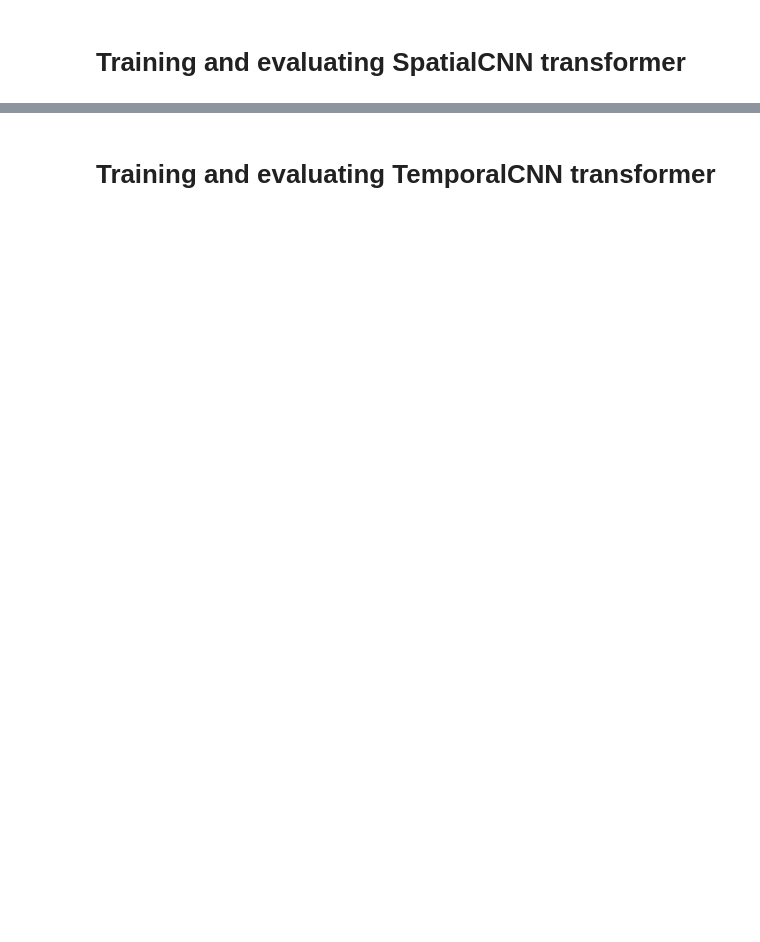
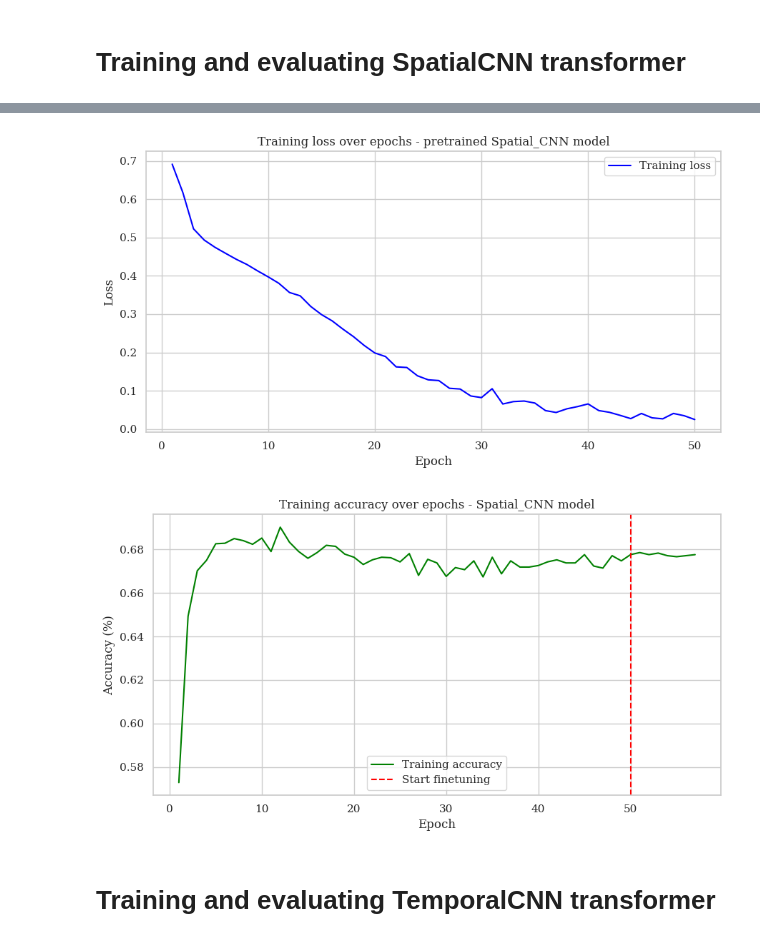
Before and after one commit to ad-jusk/eeg_transformer, a Jupyter notebook: notebooks/transformers_transfer.ipynb, the cells around one changed output, grey strips where cells are left out. Saved outputs shown, nothing was run; the diff lists cells and outputs as text; code cells hidden in the pictures; blank space fills up the shorter version.

```diff
--- a/notebooks/transformers_transfer.ipynb
+++ b/notebooks/transformers_transfer.ipynb
@@ -468,35 +514,43 @@ logger.info(
 # %%
 accuracies_no_finetune = []
 accuracies_finetune = []
-model_type = ModelType.SPATIAL_CNN
+all_losses = []
+all_train_acc = []
+model_type = ModelType.Spatial_CNN
 
 for run in range(runs):
 
     logger.info(f"Run {run+1}/{runs}")
 
-    model, cnn_mode = train_and_evaluate_model(model_type, device, X_small_train, y_small_train)
-    accuracy = evaluate_model(model, device, cnn_mode, X_test, y_test)
+    model, accuracy, _, _ = train_and_evaluate_model(model_type, device, X_small_train, y_small_train, X_test, y_test)
 
     logger.info(f"Accuracy for {model._get_name()} without finetuning: {accuracy * 100:.2f}%")
     accuracies_no_finetune.append(accuracy)
 
-    model, cnn_mode = train_and_evaluate_model(
-        model_type, device, X_big_train, y_big_train, X_small_train, y_small_train
+    # ACCUMULATE LOSS AND ACCURACY OVER EPOCHS FOR FINETUNED MODEL
+    model, accuracy, train_losses, train_acc = train_and_evaluate_model(
+        model_type, device, X_big_train, y_big_train, X_test, y_test, X_small_train, y_small_train
     )
-    accuracy = evaluate_model(model, device, cnn_mode, X_test, y_test)
+    all_losses.append(train_losses)
+    all_train_acc.append(train_acc)
 
     logger.info(f"Accuracy for {model._get_name()} with finetuning: {accuracy * 100:.2f}%")
     accuracies_finetune.append(accuracy)
 
-acc_mean_no_finetune = mean(accuracies_no_finetune)
-std_no_finetune = stdev(accuracies_no_finetune)
-acc_mean_finetune = mean(accuracies_finetune)
-std_finetune = stdev(accuracies_finetune)
+acc_mean_no_finetune = round(np.mean(accuracies_no_finetune) * 100, 2)
+std_no_finetune = round(np.std(accuracies_no_finetune) * 100, 2)
+acc_mean_finetune = round(np.mean(accuracies_finetune) * 100, 2)
+std_finetune = round(np.std(accuracies_finetune) * 100, 2)
 
-logger.info(
-    f"Mean accuracy over {runs} runs without finetuning: {acc_mean_no_finetune * 100:.2f}% +- {std_no_finetune * 100:.2f}%"
-)
-logger.info(
-    f"Mean accuracy over {runs} runs with finetuning: {acc_mean_finetune * 100:.2f}% +- {std_finetune * 100:.2f}%"
-)
+logger.info(f"Mean accuracy over {runs} runs without finetuning: {acc_mean_no_finetune}% +- {std_no_finetune}%")
+logger.info(f"Mean accuracy over {runs} runs with finetuning: {acc_mean_finetune}% +- {std_finetune}%")
+
+mean_loss = np.mean(np.array(all_losses), axis=0)
+mean_train_acc = np.mean(np.array(all_train_acc), axis=0)
+
+plot_training_loss(mean_loss, model_type)
+plot_training_acc(mean_train_acc, model_type)
+
+model_final_accuracies[f"{model_type}"] = acc_mean_no_finetune
+model_final_accuracies[f"{model_type}_finetune"] = acc_mean_finetune
 # %% [output]
@@ -520,3 +574,5 @@ logger.info(
+[figure, added]
+[figure, added]
 # %% [markdown]
 # Training and evaluating TemporalCNN transformer
 # %%
```
Also changed, not shown: parts of 9 cells of this notebook, 1 other file.
